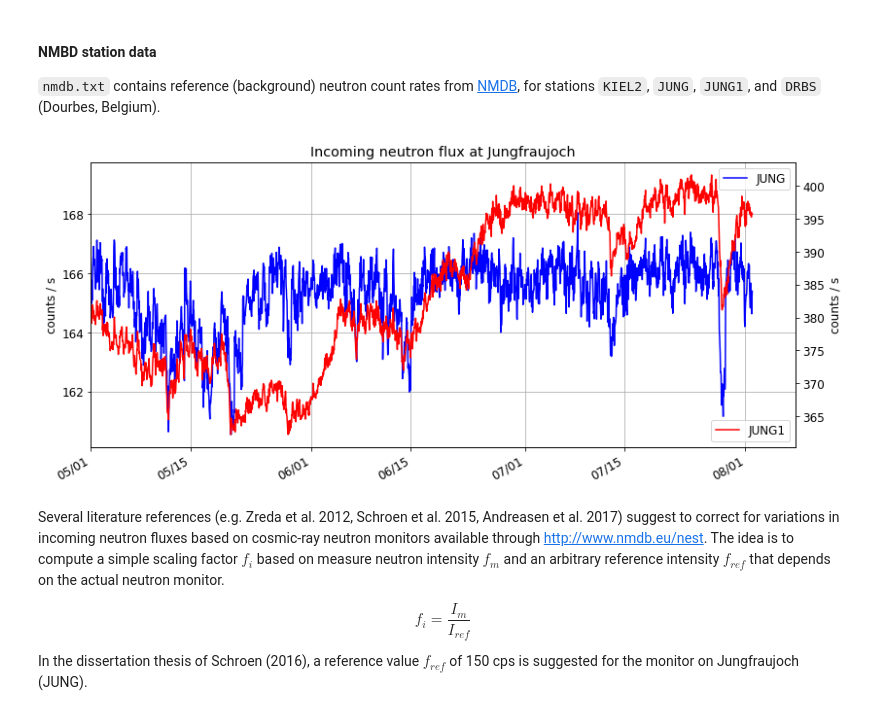
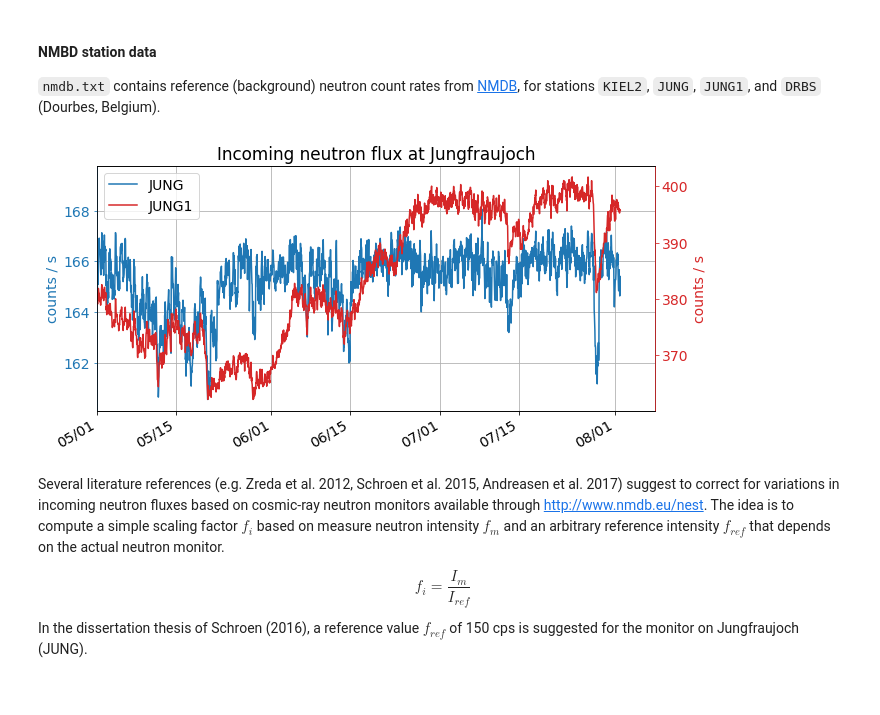
Before and after one commit to heistermann/cosmicsense, a Jupyter notebook: docs/source/notebooks/jfc1_process_wradlib.ipynb, the cells around one changed output. Drawn from its saved outputs; the diff is of its cells as text; code cells hidden in the pictures.

```diff
--- a/docs/source/notebooks/jfc1_process_wradlib.ipynb
+++ b/docs/source/notebooks/jfc1_process_wradlib.ipynb
@@ -63,8 +175,8 @@ meteo.index = meteo.index.tz_convert(None)
 meteo["abshum2m"] = cs.conv.absolute_humidity(meteo.temp2m, meteo.relhum2m)
 temphum["abshum2m"] = cs.conv.absolute_humidity(temphum.temp2m, temphum.relhum2m)
 # %%
-plt.rc('font', **{'size'   : 12})
-fig = plt.figure(figsize=(12, 12))
+plt.rc('font', **{'size'   : 14})
+fig = plt.figure(figsize=(8, 8))
 
 ax = plt.subplot(411)
 plt.plot(prec["2019-05-06":].index, prec["2019-05-06":].depth.cumsum(), label="Hohenpeißenberg")
@@ -95,7 +207,7 @@ ax2 = ax.twinx()
 abshumpl = plt.plot(meteo["2019-05-06":].index, meteo["2019-05-06":].abshum2m, color="black", label="Abs. hum. (g/m3)")
 lns = templ+rehumpl+abshumpl
 labs = [l.get_label() for l in lns]
-ax.legend(lns, labs, loc="upper left")
+ax.legend(lns, labs)
 ax.xaxis.set_major_formatter(mdates.DateFormatter('%m/%d'))
 plt.title("Temperature and humidity (on site only)")
 plt.ylabel("g / m3")
@@ -111,7 +223,7 @@ ax2 = ax.twinx()
 abshumpl = plt.plot(temphum["2019-05-06":].index, temphum["2019-05-06":].abshum2m, color="black", label="Abs. hum. (g/m3)")
 lns = templ+rehumpl+abshumpl
 labs = [l.get_label() for l in lns]
-ax.legend(lns, labs, loc="upper left")
+#ax.legend(lns, labs)
 ax.xaxis.set_major_formatter(mdates.DateFormatter('%m/%d'))
 plt.title("Temperature and humidity (Hohenpeißenberg only)")
 plt.ylabel("g / m3")
@@ -119,4 +231,5 @@ plt.tight_layout()
 ax.set_xlim(xlim)
 
 fig.autofmt_xdate()
+plt.tight_layout()
 # %% [output]
@@ -236,9 +317,9 @@ for id in attrs[attrs.hascal].id:
 # %%
 calavgcph = cal.groupby('id', as_index=False)['cph1'].mean()
 # %%
-plt.rc('font', **{'size'   : 12})
+plt.rc('font', **{'size'   : 14})
 colors = plt.cm.tab20(range(len(calavgcph)))
-fig = plt.figure(figsize=(12, 5))
+fig = plt.figure(figsize=(8, 5))
 ax = plt.subplot(111)
 plt.plot(cal.index, cal.cph1, linewidth=0, marker=".", color="black", mfc="None", ms=8, label="unacc.")
 plt.grid()
@@ -251,7 +332,7 @@ for i,id in enumerate(calavgcph.id):
         plt.plot(cal.loc[cal.id==id].index, cal[cal.id==id].cph1, linewidth=0, marker=".", ms=8, color=colors[i], label=str(id))
         #plt.plot(tmp.loc[cal.id==id].index, tmp.loc[cal.id==id].cph1, linewidth=0, marker=".", ms=8, color=colors[i], label=str(id))
         plt.plot(attrs.loc[id,["calstartadj", "calendadj"]], np.repeat(calavgcph[calavgcph.id==id].cph1, 2), color="black", label="_tmp")
-plt.legend(ncol=2, columnspacing=0.001)
+plt.legend(ncol=6, columnspacing=0.001)
 plt.ylabel("Counts per hour)")
 ax.xaxis.set_major_formatter(mdates.DateFormatter('%m/%d'))
 # %% [output]
@@ -306,8 +387,8 @@ for i, key in enumerate(crns.keys()):
         crns[key].loc[crns[key].cph1 > crns[key].cph1_maxfilter, "cph1_filtered"] = np.nan
         crns[key].loc[crns[key].cph1 < crns[key].cph1_minfilter, "cph1_filtered"] = np.nan
 # %%
-plt.rc('font', **{'size'   : 12})
-fig, ax = plt.subplots(nrows=6, ncols=3, figsize=(15,9))
+plt.rc('font', **{'size'   : 14})
+fig, ax = plt.subplots(nrows=6, ncols=3, figsize=(12,8))
 ax = ax.ravel()
 
 xlim = min_dtime, dt.datetime(2019,7,23)#max_dtime
@@ -378,23 +488,29 @@ nmdb = pd.read_csv("/media/x/cosmicsense/data/fendt/nmdb/nmdb.txt", sep=";", com
 nmdb.datetime = pd.to_datetime(nmdb.datetime)
 nmdb = nmdb.set_index("datetime")
 # %%
-fig, ax1 = plt.subplots(figsize=(13, 6))
-plt.plot(nmdb.index, nmdb.JUNG, "b-", label="JUNG")
-plt.ylabel("counts / s")
-plt.legend()
-plt.grid()
+fig, ax1 = plt.subplots(figsize=(10, 5))
+jungcol = "tab:blue"
+jung = plt.plot(nmdb.index, nmdb.JUNG, color=jungcol)
+plt.ylabel("counts / s", color=jungcol)
+ax1.spines['left'].set_color(jungcol)
+ax1.tick_params(axis='y', colors=jungcol)
+ax1.grid()
 
 ax2 = ax1.twinx()
-plt.plot(nmdb.index, nmdb.JUNG1, "r-", label="JUNG1")
-plt.ylabel("counts / s")
-leg = plt.legend(loc="lower right")
+jung1col = "tab:red"
+jung1 = plt.plot(nmdb.index, nmdb.JUNG1, color="tab:red")
+plt.ylabel("counts / s", color=jung1col)
+ax2.spines['right'].set_color(jung1col)
+ax2.tick_params(axis='y', colors=jung1col)
+
+leg = plt.legend(jung+jung1, ["JUNG", "JUNG1"])
 ax2.xaxis.set_major_formatter(mdates.DateFormatter('%m/%d'))
 plt.xlim(min_dtime-dt.timedelta(hours=1), None)
 plt.title("Incoming neutron flux at Jungfraujoch")
 
 fig.autofmt_xdate()
 # %% [output]
-[figure, old version]
+[figure, new version]
 # %% [markdown]
 Several literature references (e.g. Zreda et al. 2012, Schroen et al. 2015, Andreasen et al. 2017) suggest to correct for variations in incoming neutron fluxes based on cosmic-ray neutron monitors available through http://www.nmdb.eu/nest. The idea is to compute a simple scaling factor $f_i$ based on measure neutron intensity $f_m$ and an arbitrary reference intensity $f_{ref}$ that depends on the actual neutron monitor.
 
```
Also changed, not shown: parts of 98 cells of this notebook, 8 other files.
